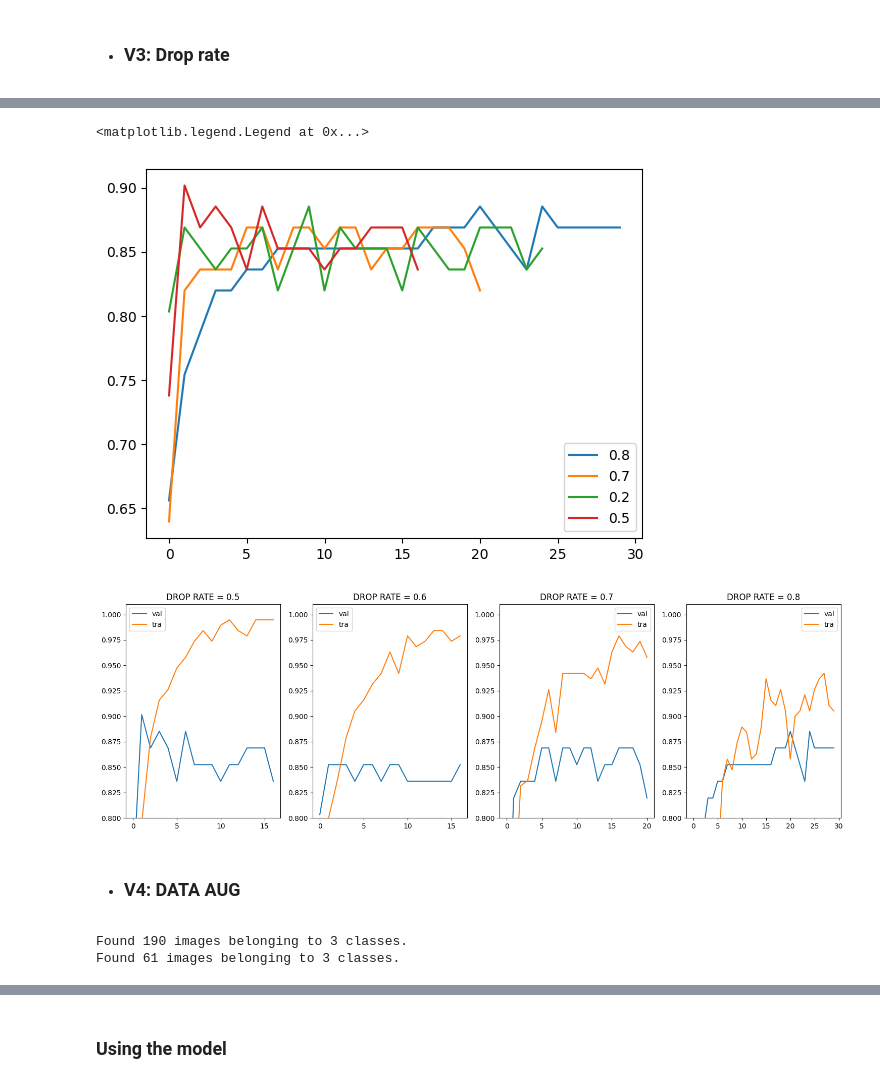
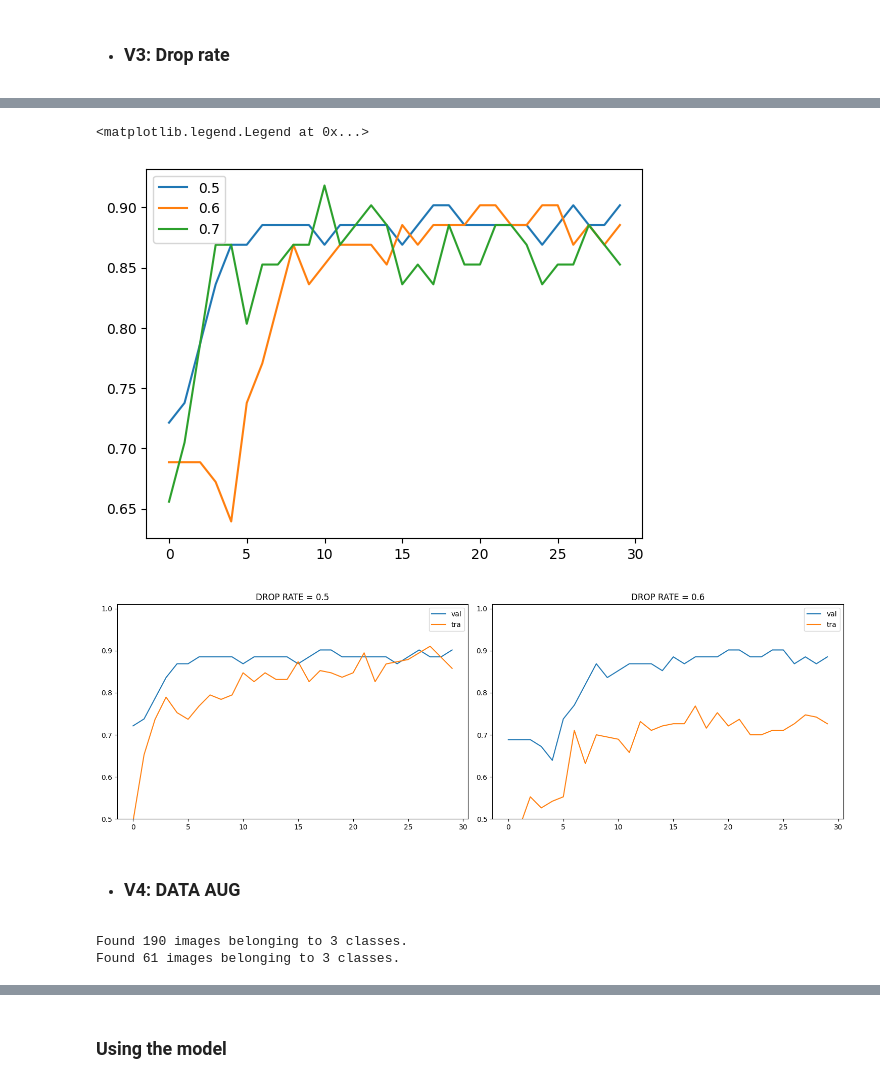
Before and after one commit to marcelonieva7/Chest_X-rays_classification, a Jupyter notebook: notebook.ipynb, the cells around one changed output, grey strips where cells are left out. Saved outputs shown, nothing was run; the diff lists cells and outputs as text; code cells hidden in the pictures.

```diff
--- a/notebook.ipynb
+++ b/notebook.ipynb
@@ -200,7 +187,7 @@ chechpoint = ModelCheckpoint(
 # %%
 history = model.fit(
   train_ds,
-  epochs=10,
+  epochs=15,
   validation_data=val_ds,
   callbacks=[chechpoint]
 )
@@ -351,4 +334,4 @@ plt.legend()
 # %%
-SIZE = 100
+SIZE = 10
 # %% [markdown]
 - ### V3: Drop rate
@@ -372,7 +353,7 @@ for droprate in [0.0, 0.2, 0.5, 0.6, 0.7, 0.8]:
     train_ds,
     epochs=30,
     validation_data=val_ds,
-    callbacks=[checkpoint, es]
+    callbacks=[checkpoint]
   )
   scores[droprate] = history.history
 
@@ -409,39 +388,36 @@ plt.legend()
 # %%
-hist = scores[0.8]
-plt.plot(hist['val_accuracy'], label=0.8)
+hist = scores[0.5]
+plt.plot(hist['val_accuracy'], label=0.5)
+
+hist = scores[0.6]
+plt.plot(hist['val_accuracy'], label=0.6)
 
 hist = scores[0.7]
 plt.plot(hist['val_accuracy'], label=0.7)
 
-hist = scores[0.2]
-plt.plot(hist['val_accuracy'], label=0.2)
-
-hist = scores[0.5]
-plt.plot(hist['val_accuracy'], label=0.5)
-
 plt.legend()
 # %% [output]
 <matplotlib.legend.Legend at 0x...>
-[figure, old version]
+[figure, new version]
 # %%
 plt.figure(figsize=(15, 5))
-ylimt = (0.80, 1.01)
+ylimt = (0.50, 1.01)
 
-drop_rates = [0.5, 0.6, 0.7, 0.8]
+drop_rates = [0.5, 0.6]
 
 for i, drop_rate in enumerate(drop_rates, start=1):
   ax = plt.subplot(1, len(drop_rates), i)
   ax.set_ylim(ylimt)
 
   hist = scores[drop_rate]
   plt.plot(hist['val_accuracy'], label='val')
   plt.plot(hist['accuracy'], label='tra')
 
   plt.title(f'DROP RATE = {drop_rate}')
   plt.legend()
 
 plt.tight_layout()
 plt.show()
 # %% [output]
-[figure, old version]
+[figure, new version]
 # %%
@@ -451,14 +427,11 @@ DROP_RATE = 0.8
 # %%
 train_gen = ImageDataGenerator(
   preprocessing_function=preprocess_input,
-  rotation_range = 15,
-  zoom_range=0.1,
-  width_shift_range=0.1,
-  height_shift_range=0.1,
+  rotation_range = 10,
+  zoom_range=0.15,
   horizontal_flip=True,
-  vertical_flip=False,
   brightness_range=[0.9, 1.1],
-  shear_range=0.1,
+  shear_range=0.2,
   validation_split = 0.25
 )
 
@@ -466,25 +439,25 @@ val_gen = ImageDataGenerator(
   preprocessing_function=preprocess_input,
   validation_split = 0.25
 )
+
+train_ds = train_gen.flow_from_directory(
+  './Covid19-dataset/train',
+  target_size=(150, 150),
+  batch_size=32,
+  shuffle=False,
+  seed=123,
+  subset="training"
+)
+
+val_ds = val_gen.flow_from_directory(
+  './Covid19-dataset/train',
+  target_size=(150, 150),
+  batch_size=32,
+  shuffle=False,
+  seed=123,
+  subset="validation"
+)
+# %% [output]
+Found 190 images belonging to 3 classes.
+Found 61 images belonging to 3 classes.
-# %%
-train_ds = train_gen.flow_from_directory(
-  './Covid19-dataset/train',
-  target_size=(150, 150),
-  batch_size=32,
-  shuffle=False,
-  seed=123,
-  subset="training"
-)
-
-val_ds = val_gen.flow_from_directory(
-  './Covid19-dataset/train',
-  target_size=(150, 150),
-  batch_size=32,
-  shuffle=False,
-  seed=123,
-  subset="validation"
-)
-# %% [output]
-Found 190 images belonging to 3 classes.
-Found 61 images belonging to 3 classes.
 # %%
```
Also changed, not shown: parts of 26 cells of this notebook.
